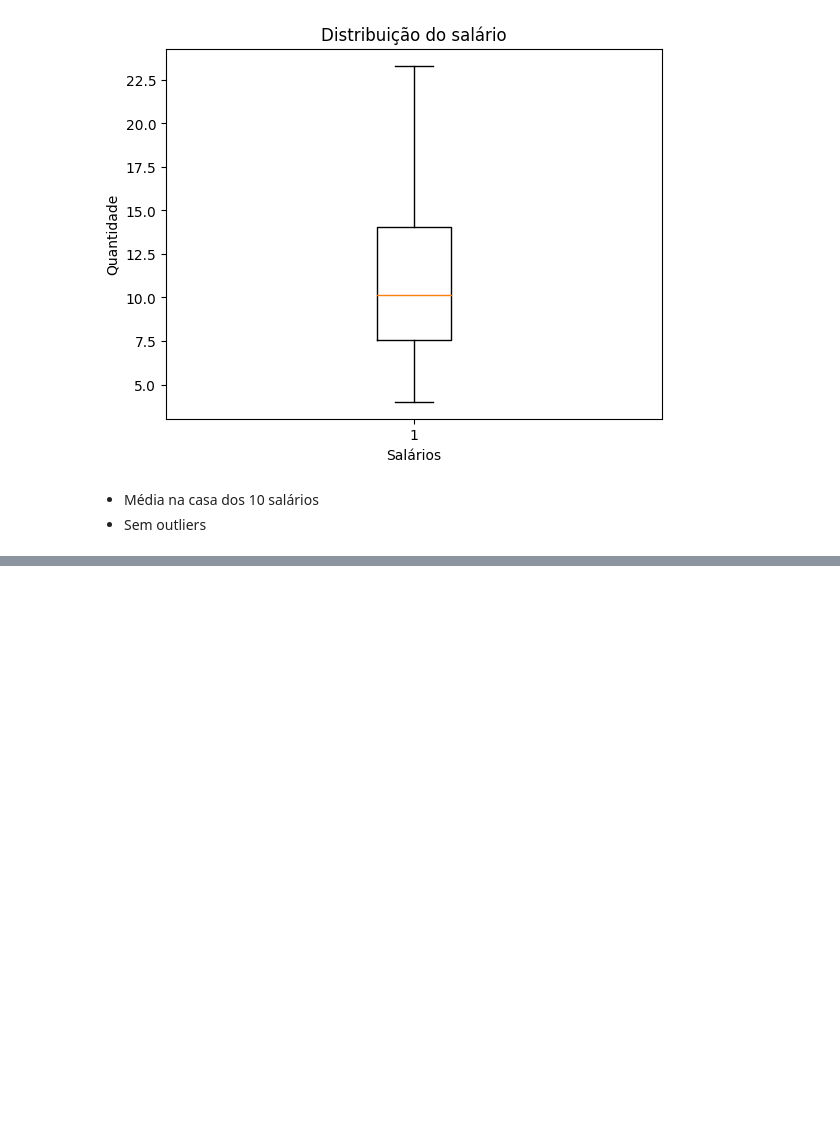
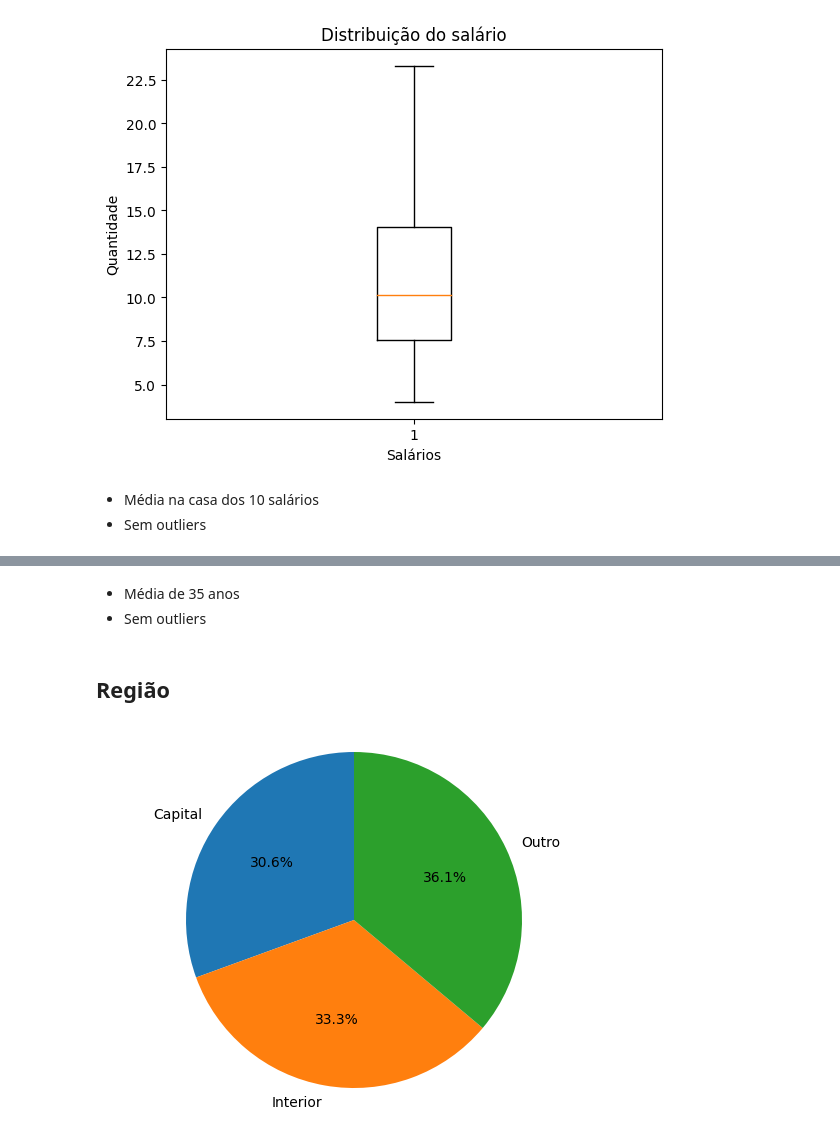
Before and after one commit to leomoreno8/TI26S, a Jupyter notebook: analysis.ipynb, the cells around one changed output, grey strips where cells are left out. Drawn from its saved outputs; the diff is of its cells as text; code cells hidden in the pictures; blank space fills up the shorter version.

```diff
--- a/analysis.ipynb
+++ b/analysis.ipynb
@@ -130,0 +145,18 @@ plt.show()
+# %% [markdown]
+- Média de 35 anos
+- Sem outliers
+# %% [markdown]
+## Região
+# %%
+df = pd.read_csv('CompanhiaMB.csv')
+capital = df[df['regiao'] == 'capital'].count()['funcionario']
+interior = df[df['regiao'] == 'interior'].count()['funcionario']
+outro = df[df['regiao'] == 'outro'].count()['funcionario']
+
+labels = ['Capital', 'Interior', 'Outro']
+sizes = [capital, interior, outro]
+plt.pie(sizes, labels=labels, autopct='%1.1f%%', startangle=90)
+plt.axis('equal')
+plt.show()
+# %% [output]
+[figure, added]
```
Also changed, not shown: parts of 14 cells of this notebook.
